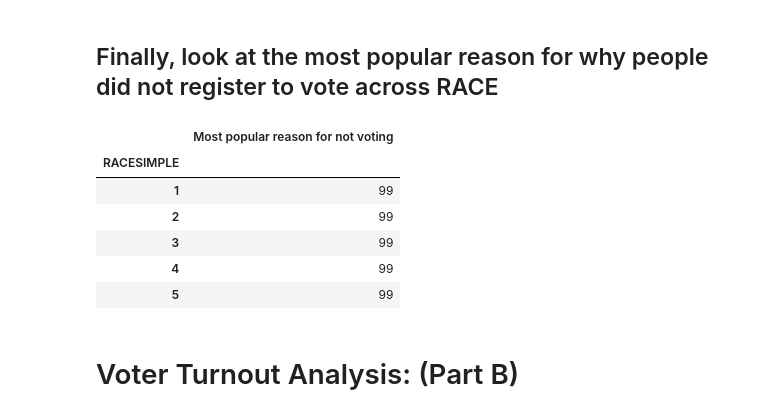
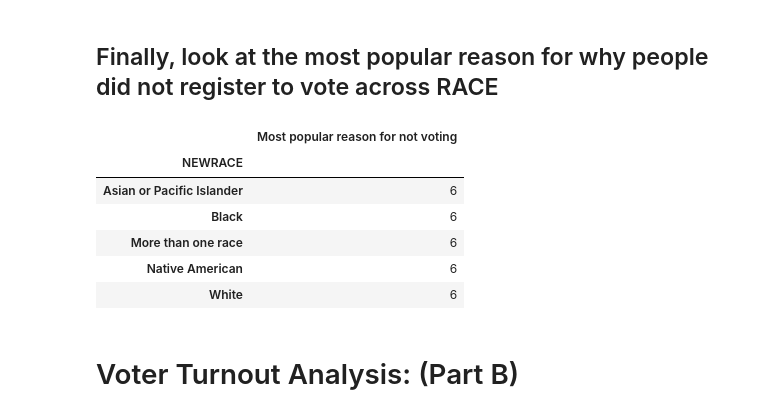
Before and after one commit to mdesilva/Data-Science, a Jupyter notebook: ASA2020FallDataChallenge/Analysis.ipynb, the cells around one changed output. Drawn from its saved outputs; the diff is of its cells as text; code cells hidden in the pictures.

Commit message:
add NEWRACE feature to original df

```diff
--- a/ASA2020FallDataChallenge/Analysis.ipynb
+++ b/ASA2020FallDataChallenge/Analysis.ipynb
@@ -88,17 +95,17 @@ The most popular reason for not registering to vote **did not vary across gender
 # %% [markdown]
 ## Finally, look at the most popular reason for why people did not register to vote across RACE
 # %%
-whyNotVoteBasedOnRace = df[["RACESIMPLE", "VOYNOTREG"]].groupby("RACESIMPLE").agg(pd.Series.mode)
+whyNotVoteBasedOnRace = nrvdf[["NEWRACE", "VOYNOTREG"]].groupby("NEWRACE").agg(pd.Series.mode)
 whyNotVoteBasedOnRace.rename(columns={'VOYNOTREG': "Most popular reason for not voting"}, inplace=True)
 whyNotVoteBasedOnRace
 # %% [output]
 |  | Most popular reason for not voting |
-| RACESIMPLE |  |
-| 1 | 99 |
-| 2 | 99 |
-| 3 | 99 |
-| 4 | 99 |
-| 5 | 99 |
+| NEWRACE |  |
+| Asian or Pacific Islander | 6 |
+| Black | 6 |
+| More than one race | 6 |
+| Native American | 6 |
+| White | 6 |
 # %% [markdown]
 # Voter Turnout Analysis: (Part B)
 # %% [markdown]
```
Also changed, not shown: parts of 3 cells of this notebook.
